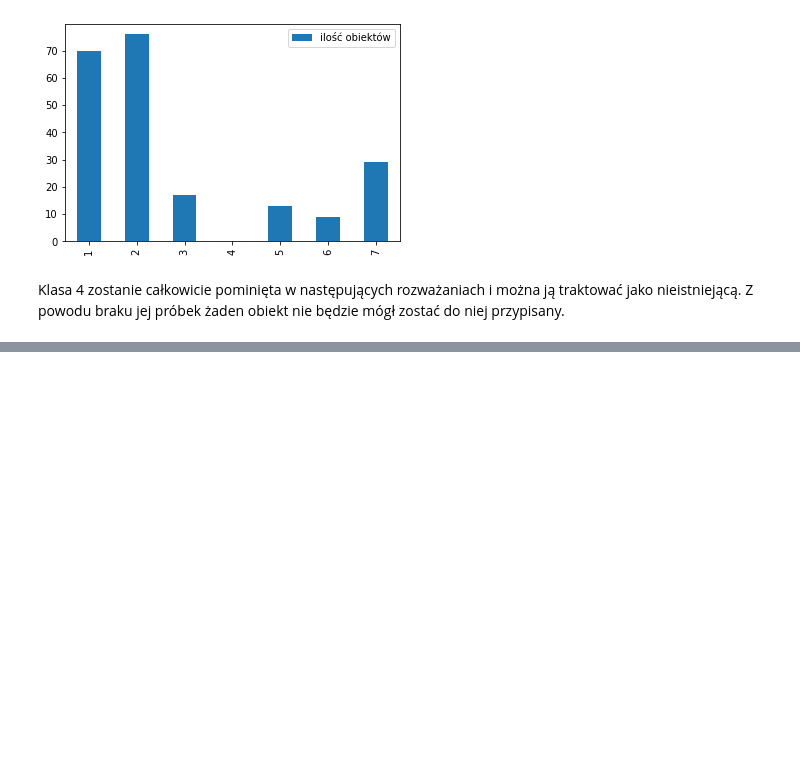
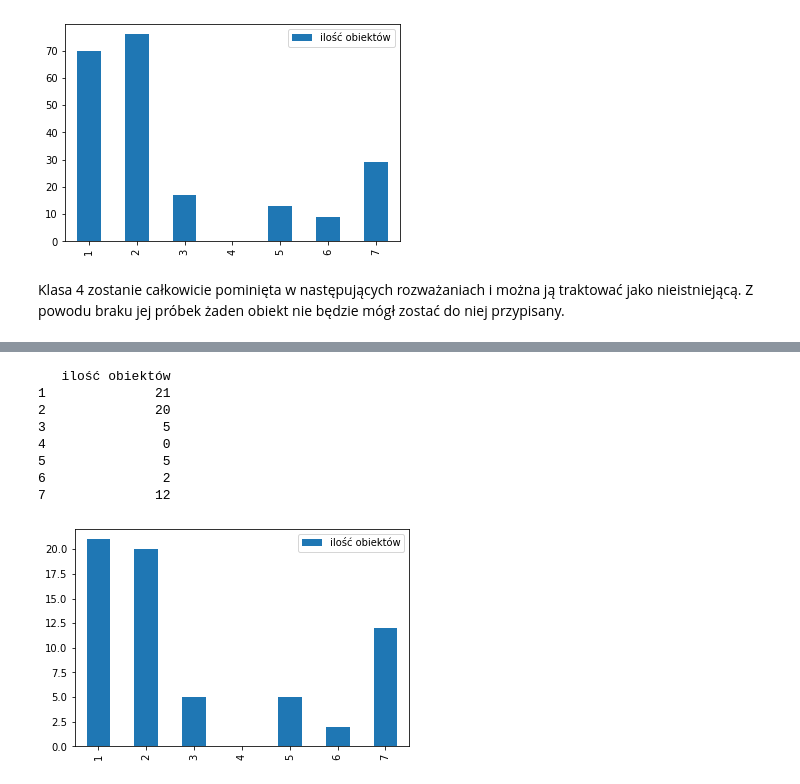
Before and after one commit to matlaczj/Glass-Classification-Project, a Jupyter notebook: Projekt_PRIAD.ipynb, the cells around one changed output, grey strips where cells are left out. Drawn from its saved outputs; the diff is of its cells as text; code cells hidden in the pictures; blank space fills up the shorter version.

```diff
--- a/Projekt_PRIAD.ipynb
+++ b/Projekt_PRIAD.ipynb
@@ -295,0 +171,14 @@ Stworzono model kNN=1 który daje dobre wyniki.
+# %%
+glass_test = x_test.copy()
+glass_test['Type'] = y_test
+class_distr(glass_test)
+# %% [output]
+   ilość obiektów
+1              21
+2              20
+3               5
+4               0
+5               5
+6               2
+7              12
+[figure, added]
```
Also changed, not shown: parts of 68 cells of this notebook.
